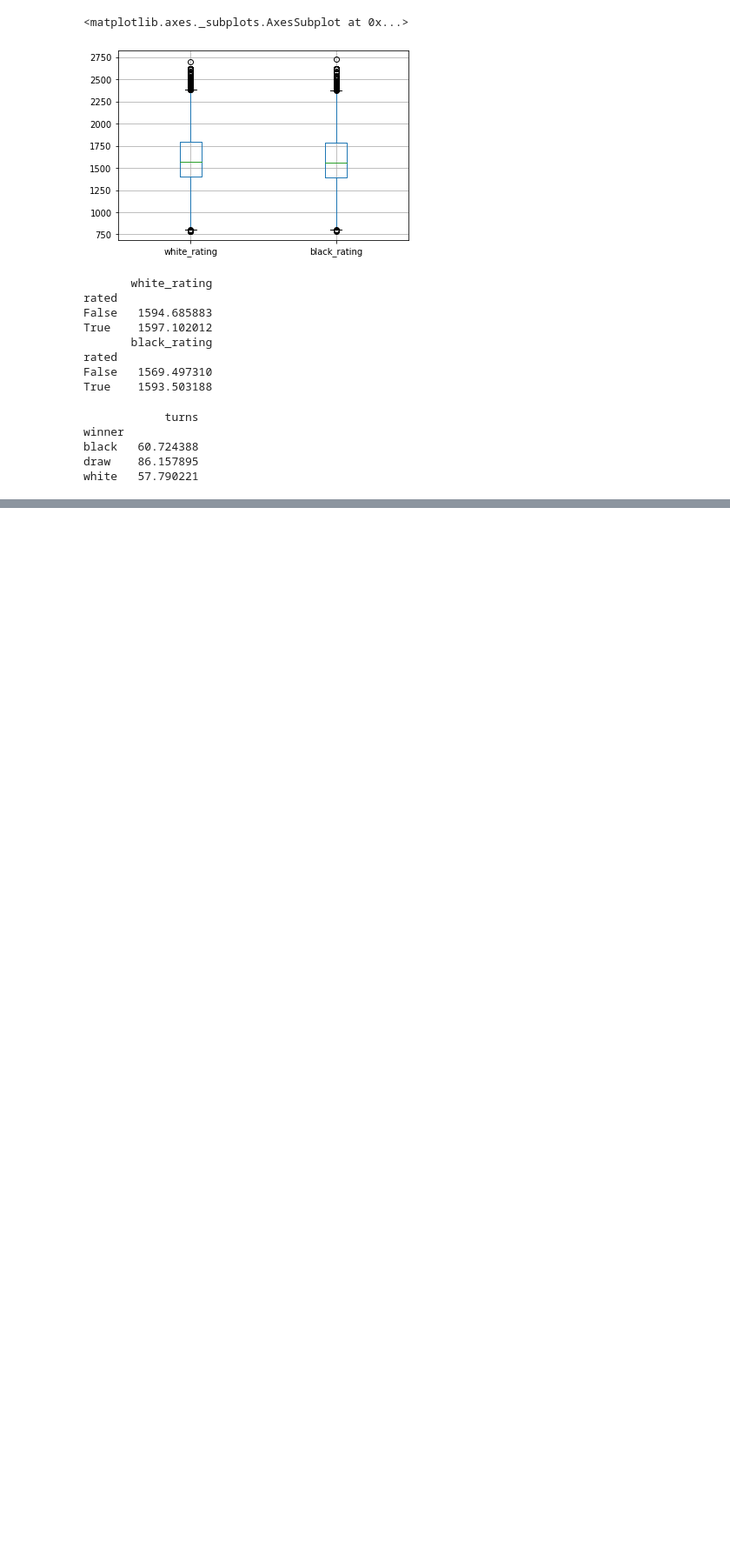
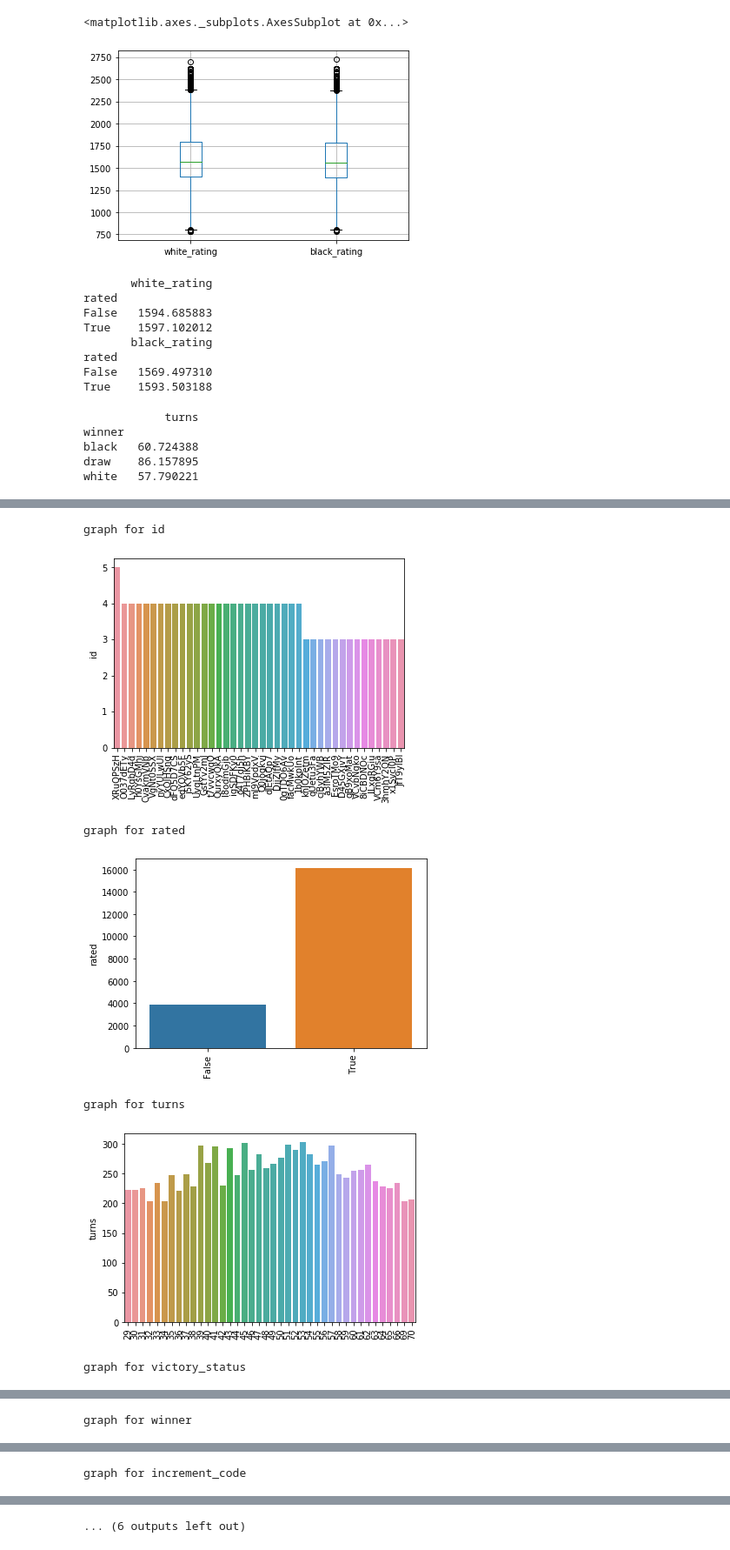
Before and after one commit to cbennudr/ds_chess, a Jupyter notebook: ds_chess_eda.ipynb, the cells around one changed output, grey strips where cells are left out. Shown at 87% size. Saved outputs shown, nothing was run; the diff lists cells and outputs as text; code cells hidden in the pictures; blank space fills up the shorter version.

```diff
--- a/ds_chess_eda.ipynb
+++ b/ds_chess_eda.ipynb
@@ -83,0 +97,17 @@ white   57.790221
+# %%
+df_cats = df[['id', 'rated', 'turns', 'victory_status', 'winner', 'increment_code', 'opening_name',
+              'white_rating', 'black_rating']]
+for i in df_cats.columns:
+    cat_num = df_cats[i].value_counts()[:40]
+    print(f"graph for {i}")
+    chart = sns.barplot(x = cat_num.index, y = cat_num)
+    chart.set_xticklabels(chart.get_xticklabels(), rotation=90)
+    plt.show()
+# %% [output]
+graph for id
+[figure, added]
+graph for rated
+[figure, added]
+graph for turns
+[figure, added]
+graph for victory_status
@@ -83,0 +115 @@ white   57.790221
+graph for winner
@@ -83,0 +117 @@ white   57.790221
+graph for increment_code
@@ -83,0 +119 @@ white   57.790221
+... (6 outputs left out)
```
Also changed, not shown: parts of 5 cells of this notebook, 1 other file.
